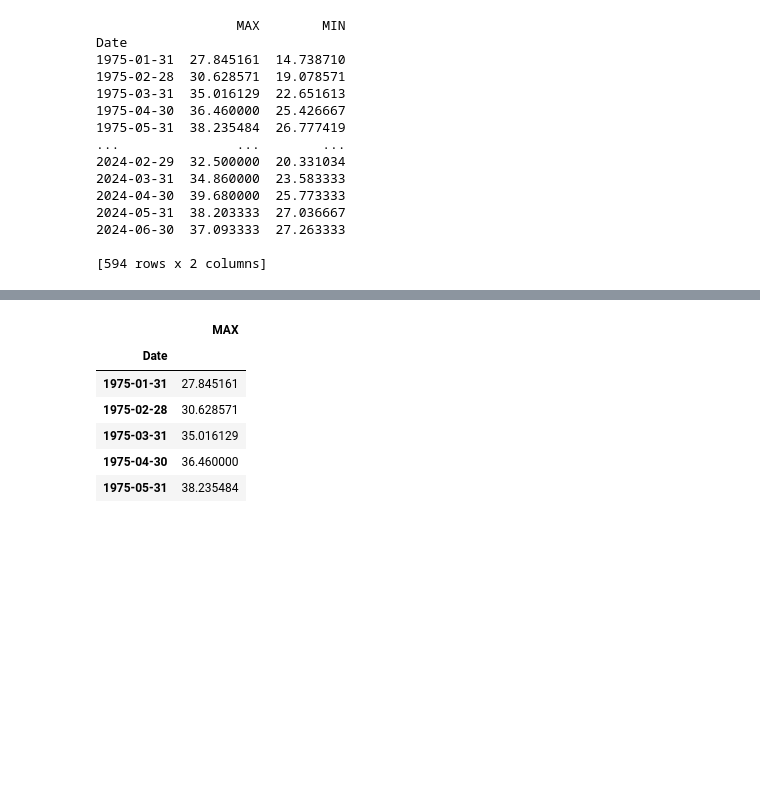
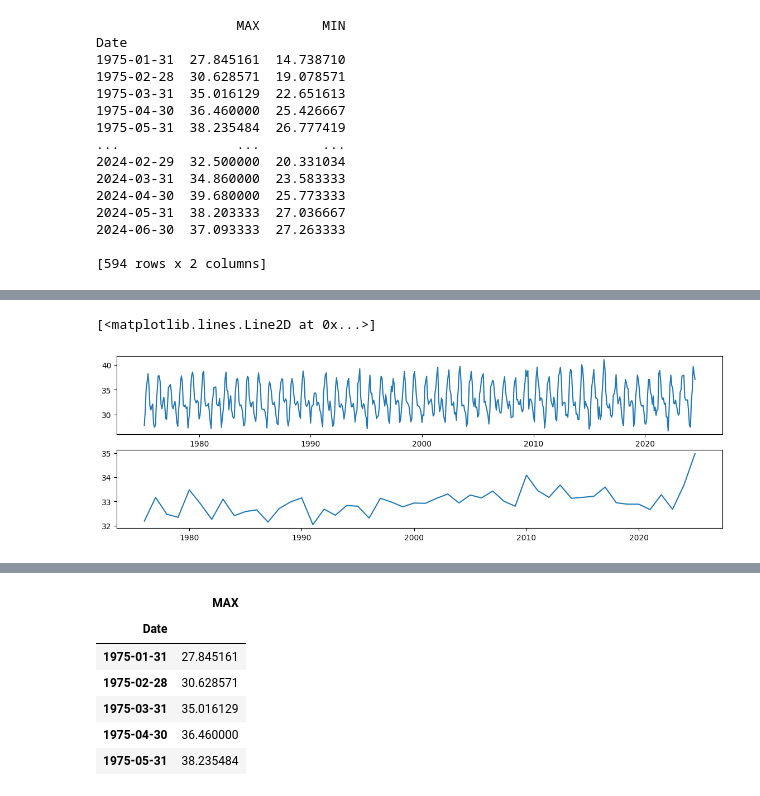
Before and after one commit to DeepMathukiya/Temperature, a Jupyter notebook: LSTM.ipynb, the cells around one changed output, grey strips where cells are left out. Drawn from its saved outputs; the diff is of its cells as text; code cells hidden in the pictures; blank space fills up the shorter version.

```diff
--- a/LSTM.ipynb
+++ b/LSTM.ipynb
@@ -99,0 +134,9 @@ monthly_data.reset_index()
+# %%
+plt.rcParams['figure.figsize'] = [14, 4]
+annual_temp = monthly_data.resample('A').mean()
+fig, axes = plt.subplots(2,1)
+axes[0].plot(monthly_data)
+axes[1].plot(annual_temp)
+# %% [output]
+[<matplotlib.lines.Line2D at 0x...>]
+[figure, added]
```
Also changed, not shown: parts of 16 cells of this notebook, 1 other file.
